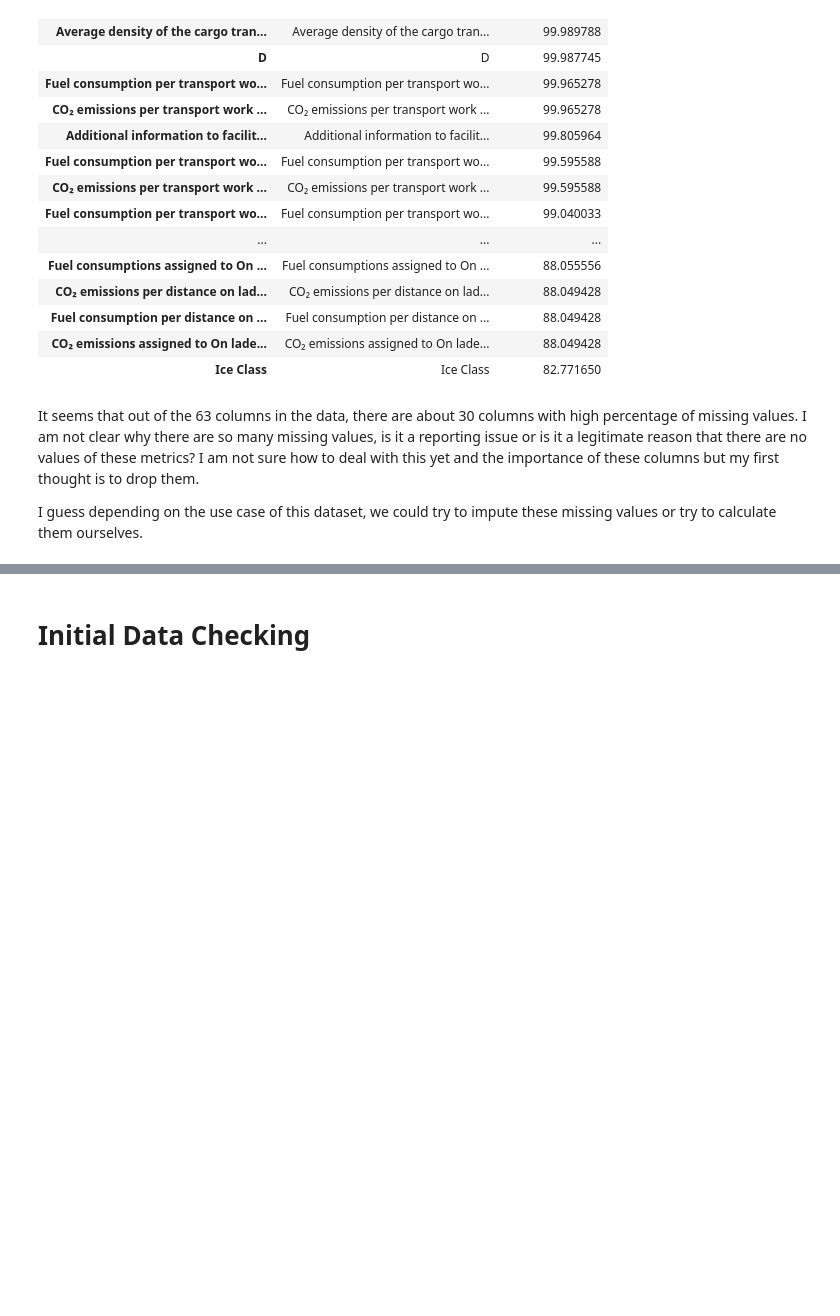
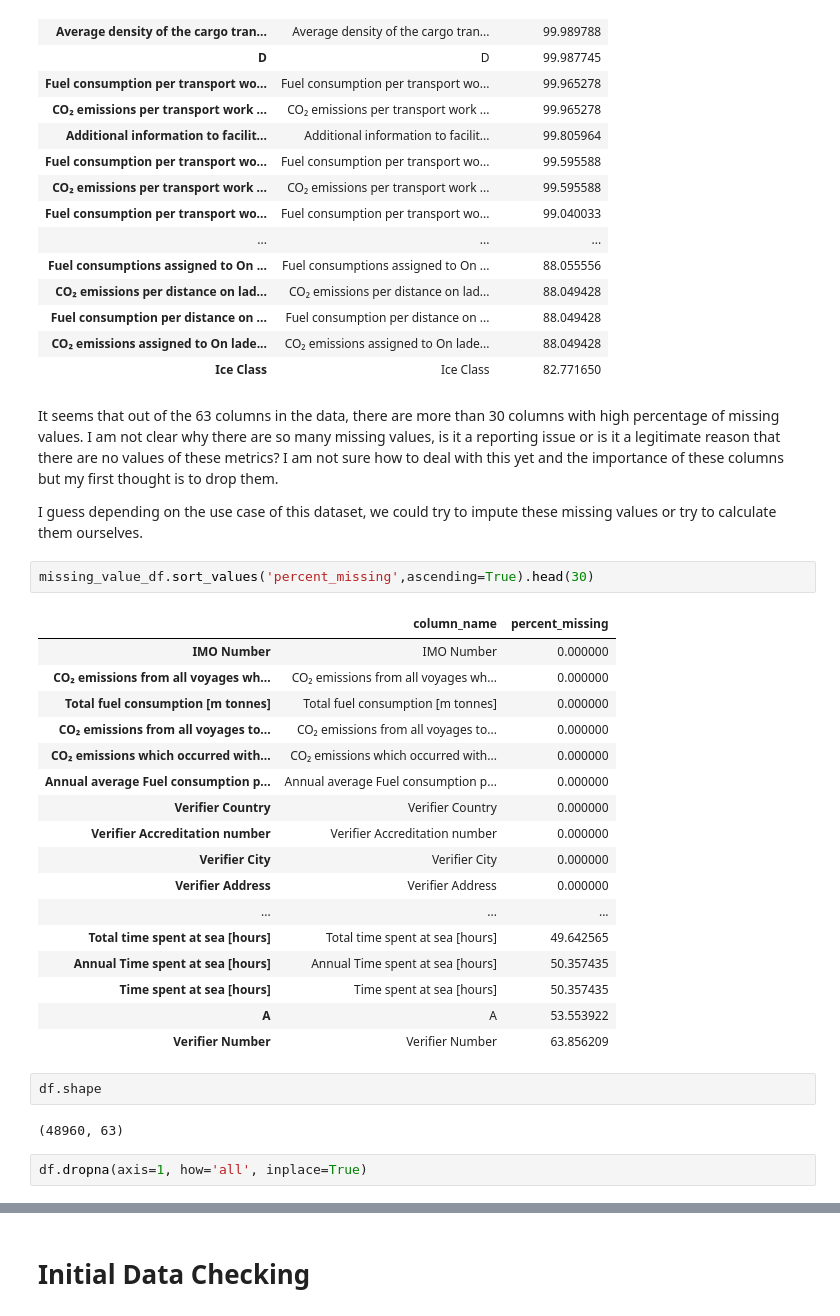
Before and after one commit to vasileiosvyzas/ship_emissions_tracker, a Jupyter notebook: notebooks/data_checking.ipynb, the cells around one changed output, grey strips where cells are left out. Drawn from its saved outputs; the diff is of its cells as text; blank space fills up the shorter version.

```diff
--- a/notebooks/data_checking.ipynb
+++ b/notebooks/data_checking.ipynb
@@ -53,6 +53,32 @@ missing_value_df.sort_values('percent_missing',ascending=False).head(30)
 | CO₂ emissions assigned to On lade... | CO₂ emissions assigned to On lade... | 88.049428 |
 | Ice Class | Ice Class | 82.771650 |
 # %% [markdown]
-It seems that out of the 63 columns in the data, there are about 30 columns with high percentage of missing values. I am not clear why there are so many missing values, is it a reporting issue or is it a legitimate reason that there are no values of these metrics? I am not sure how to deal with this yet and the importance of these columns but my first thought is to drop them.
+It seems that out of the 63 columns in the data, there are more than 30 columns with high percentage of missing values. I am not clear why there are so many missing values, is it a reporting issue or is it a legitimate reason that there are no values of these metrics? I am not sure how to deal with this yet and the importance of these columns but my first thought is to drop them.
 
 I guess depending on the use case of this dataset, we could try to impute these missing values or try to calculate them ourselves.
+# %%
+missing_value_df.sort_values('percent_missing',ascending=True).head(30)
+# %% [output]
+|  | column_name | percent_missing |
+| IMO Number | IMO Number | 0.000000 |
+| CO₂ emissions from all voyages wh... | CO₂ emissions from all voyages wh... | 0.000000 |
+| Total fuel consumption [m tonnes] | Total fuel consumption [m tonnes] | 0.000000 |
+| CO₂ emissions from all voyages to... | CO₂ emissions from all voyages to... | 0.000000 |
+| CO₂ emissions which occurred with... | CO₂ emissions which occurred with... | 0.000000 |
+| Annual average Fuel consumption p... | Annual average Fuel consumption p... | 0.000000 |
+| Verifier Country | Verifier Country | 0.000000 |
+| Verifier Accreditation number | Verifier Accreditation number | 0.000000 |
+| Verifier City | Verifier City | 0.000000 |
+| Verifier Address | Verifier Address | 0.000000 |
+| ... | ... | ... |
+| Total time spent at sea [hours] | Total time spent at sea [hours] | 49.642565 |
+| Annual Time spent at sea [hours] | Annual Time spent at sea [hours] | 50.357435 |
+| Time spent at sea [hours] | Time spent at sea [hours] | 50.357435 |
+| A | A | 53.553922 |
+| Verifier Number | Verifier Number | 63.856209 |
+# %%
+df.shape
+# %% [output]
+(48960, 63)
+# %%
+df.dropna(axis=1, how='all', inplace=True)
```
Also changed, not shown: parts of 14 cells of this notebook.
